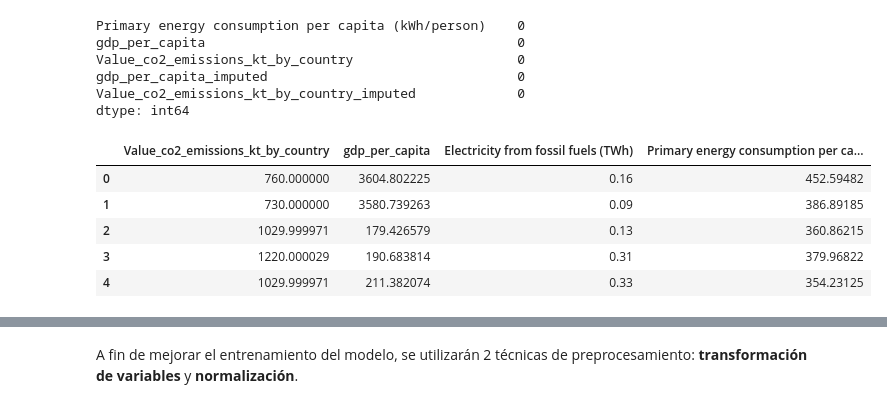
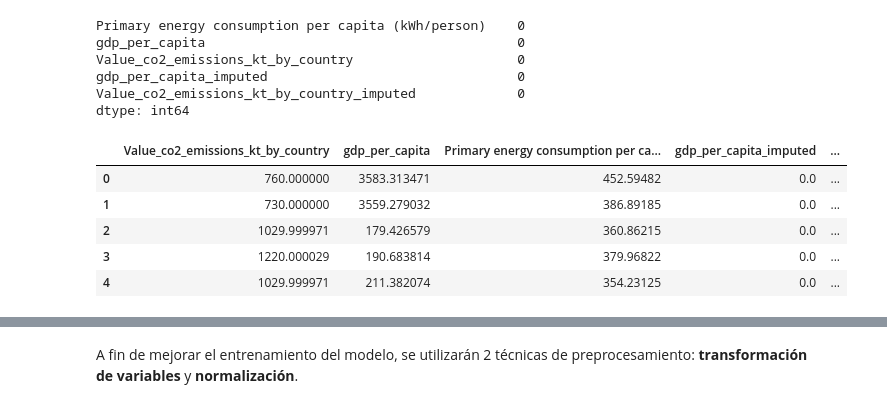
Before and after one commit to perezmillanr/tp_final_analisis_de_datos, a Jupyter notebook: TP.ipynb, the cells around one changed output, grey strips where cells are left out. Saved outputs shown, nothing was run; the diff lists cells and outputs as text; code cells hidden in the pictures.

```diff
--- a/TP.ipynb
+++ b/TP.ipynb
@@ -279,23 +279,26 @@ dtype: int64
 # %%
 # imputing with MICE
 
 from sklearn.experimental import enable_iterative_imputer
 from sklearn.impute import IterativeImputer
 
-mice_imputer = IterativeImputer(max_iter=100, random_state=3636, n_nearest_features= df[['Value_co2_emissions_kt_by_country', 'gdp_per_capita', 'Electricity from fossil fuels (TWh)', 'Primary energy consumption per capita (kWh/person)']].shape[1])
+df_mice_imputed= df[['Value_co2_emissions_kt_by_country', 'gdp_per_capita', 'Primary energy consumption per capita (kWh/person)']]
+df_mice_imputed_cols= list(df_mice_imputed.columns) + ['gdp_per_capita_imputed', 'Value_co2_emissions_kt_by_country_imputed']
 
-imputed_data = mice_imputer.fit_transform(df[['Value_co2_emissions_kt_by_country', 'gdp_per_capita', 'Electricity from fossil fuels (TWh)', 'Primary energy consumption per capita (kWh/person)']])
+mice_imputer = IterativeImputer(max_iter=100, random_state=3636, n_nearest_features= df_mice_imputed.shape[1], add_indicator= True)
 
-df_mice_imputed = pd.DataFrame(imputed_data, columns=df[['Value_co2_emissions_kt_by_country', 'gdp_per_capita', 'Electricity from fossil fuels (TWh)', 'Primary energy consumption per capita (kWh/person)']].columns)
+imputed_data = mice_imputer.fit_transform(df[['Value_co2_emissions_kt_by_country', 'gdp_per_capita', 'Primary energy consumption per capita (kWh/person)']])
+
+df_mice_imputed = pd.DataFrame(imputed_data, columns= df_mice_imputed_cols)
 
 df_mice_imputed.head()
 # %% [output]
-|  | Value_co2_emissions_kt_by_country | gdp_per_capita | Electricity from fossil fuels (TWh) | Primary energy consumption per ca... |
-| 0 | 760.000000 | 3604.802225 | 0.16 | 452.59482 |
-| 1 | 730.000000 | 3580.739263 | 0.09 | 386.89185 |
-| 2 | 1029.999971 | 179.426579 | 0.13 | 360.86215 |
-| 3 | 1220.000029 | 190.683814 | 0.31 | 379.96822 |
-| 4 | 1029.999971 | 211.382074 | 0.33 | 354.23125 |
+|  | Value_co2_emissions_kt_by_country | gdp_per_capita | Primary energy consumption per ca... | gdp_per_capita_imputed | ... |
+| 0 | 760.000000 | 3583.313471 | 452.59482 | 0.0 | ... |
+| 1 | 730.000000 | 3559.279032 | 386.89185 | 0.0 | ... |
+| 2 | 1029.999971 | 179.426579 | 360.86215 | 0.0 | ... |
+| 3 | 1220.000029 | 190.683814 | 379.96822 | 0.0 | ... |
+| 4 | 1029.999971 | 211.382074 | 354.23125 | 0.0 | ... |
 # %%
 # checking missing values
 
```
Also changed, not shown: parts of 5 cells of this notebook.
